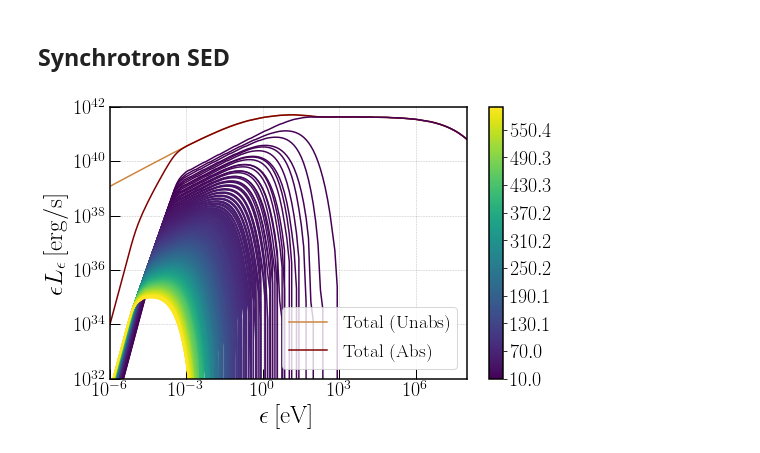
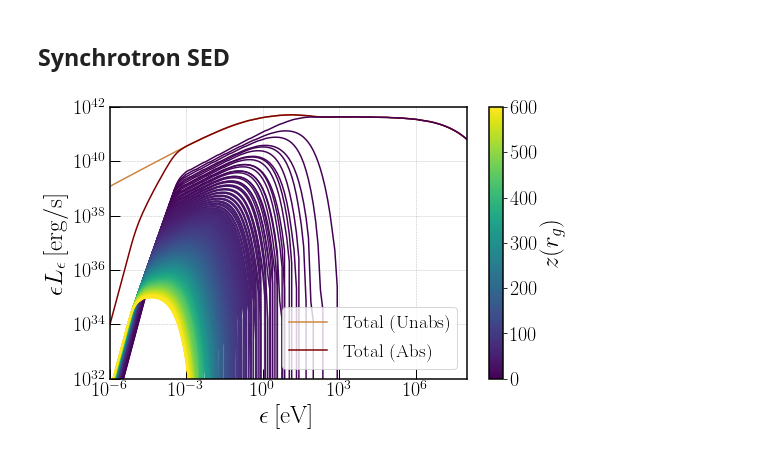
Before and after one commit to santimda/ExtendedJet, a Jupyter notebook: PostProcessing/Plotting.ipynb, the cells around one changed output. Drawn from its saved outputs; the diff is of its cells as text; code cells hidden in the pictures.

```diff
--- a/PostProcessing/Plotting.ipynb
+++ b/PostProcessing/Plotting.ipynb
@@ -14,6 +14,8 @@ import plot_utils as pltutils
 # Load the output of the jet synchrotron SED
 synsed_output = np.loadtxt('./../Code/SEDsyn_jet.dat')
 synsed_ord = np.loadtxt('./../Code/SEDsyn_cuts_ord.dat')
+zmin = 0
+zmax = 600
 
 # Define quantities
 nu  = synsed_output[:,0]
@@ -21,34 +23,35 @@ tot_un = synsed_output[:,3]
 tot_abs = synsed_output[:,4]
 
 # Init plot
 fig, ax= plt.subplots(1,1, figsize=(8,5))
 colors = pltutils.iar_aut
 
+# Plot total SED
 ax.loglog(nu,tot_un, label='Total (Unabs)', color=colors[0])
 ax.loglog(nu,tot_abs, label='Total (Abs)', color=colors[1])
 
-
+# Plot individual curves for different Z
 nu = synsed_ord[:,0]
 zec = synsed_ord[:,2]
 nu = np.reshape(nu,(512,150))
 zec = np.reshape(zec,(512,150))
-colormap, sm = pltutils.color_from_cmap('viridis',len(nu), vmin=10, vmax=600)
+colormap, sm = pltutils.color_from_cmap('viridis',len(nu), vmin=zmin, vmax=zmax)
 for i in range(len(nu)):
     ax.loglog(nu[i],zec[i], color=colormap[i])
 
-plt.colorbar(sm)
+plt.colorbar(sm, ticks=np.linspace(zmin, zmax, 7), label='$z(r_g)$')
 # Set limits#
 ax.set_ylim([1e32,1e42])
 ax.set_xlim([1e-6,1e8])
 
 # Legends and labels
 plt.legend(loc='lower right', fontsize=19)
 ax.set_xlabel('$\\epsilon \: [\\rm eV]$')
 ax.set_ylabel('$\\epsilon L_{\\epsilon} \: [\\rm erg/s]$')
 
 # Set the style of the plot
 pltutils.luc_std_plot(ax)
 
 plt.show()
 # %% [output]
-[figure, old version]
+[figure, new version]
```
Also changed, not shown: parts of 2 cells of this notebook, 1 other file.
